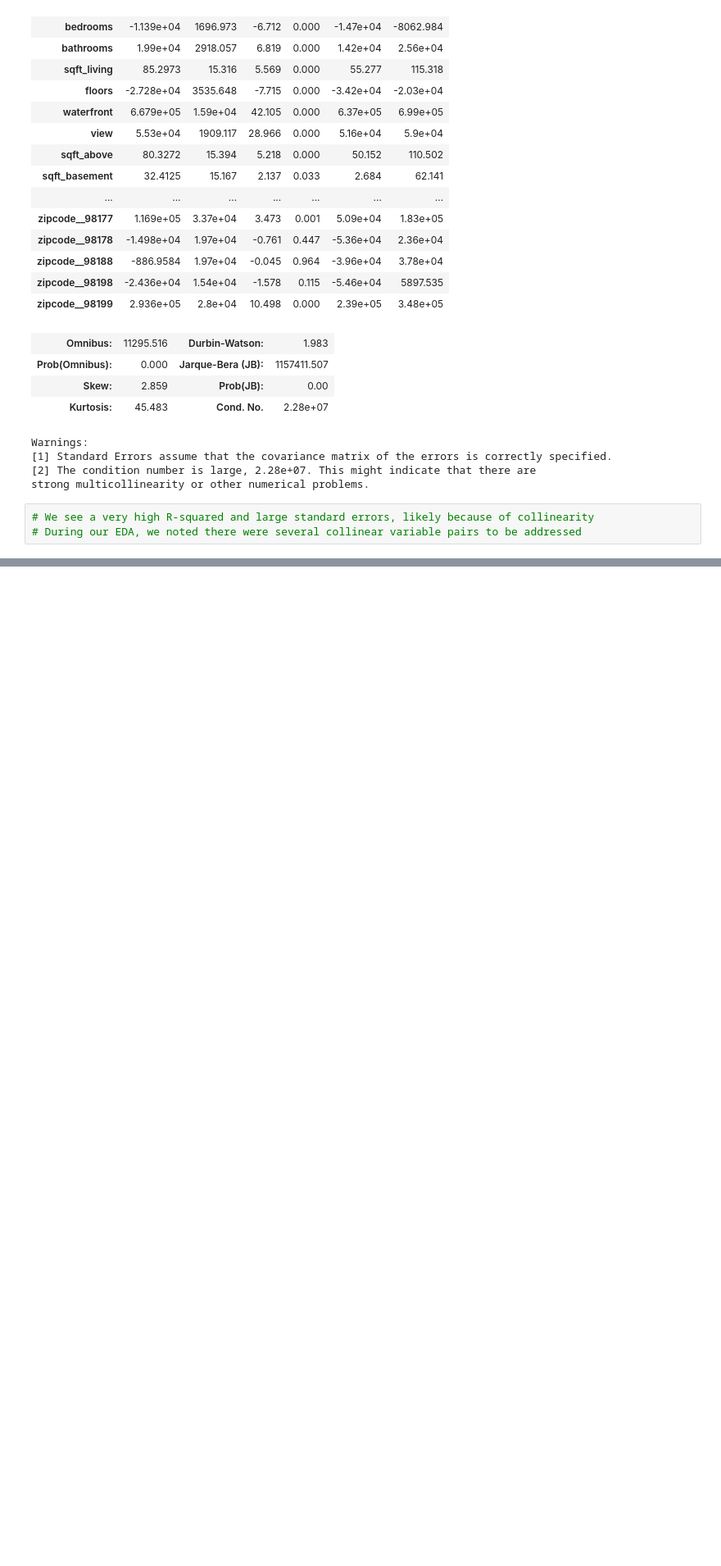
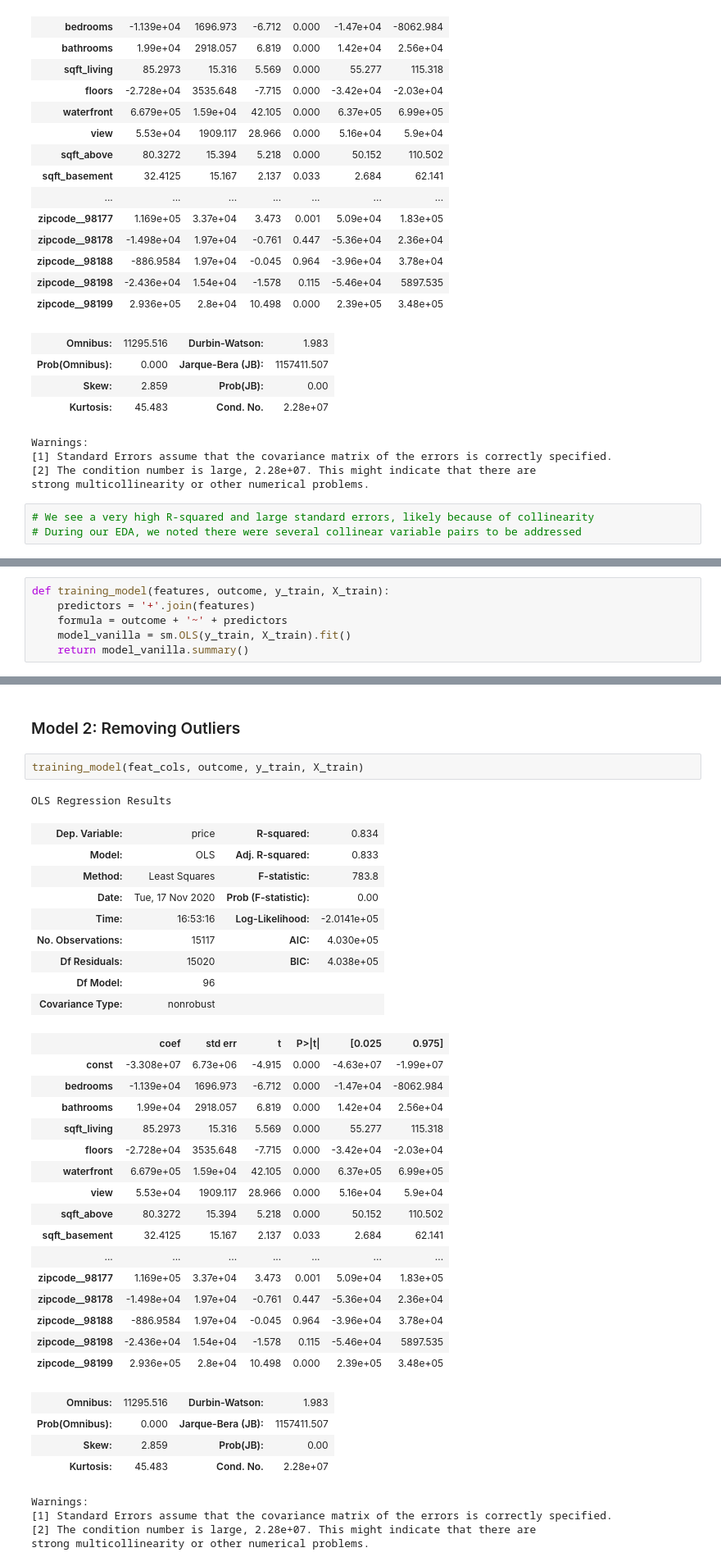
Before and after one commit to Stenke/King-County-Housing-Regression-Analysis, a Jupyter notebook: House(party)_Modeling.ipynb, the cells around one changed output, grey strips where cells are left out. Shown: that part at 82% size. Saved outputs shown, nothing was run; the diff lists cells and outputs as text; blank space fills up the shorter version.

```diff
--- a/House(party)_Modeling.ipynb
+++ b/House(party)_Modeling.ipynb
@@ -233,0 +241,6 @@ strong multicollinearity or other numerical problems.
+# %%
+def training_model(features, outcome, y_train, X_train):
+    predictors = '+'.join(features)
+    formula = outcome + '~' + predictors
+    model_vanilla = sm.OLS(y_train, X_train).fit()
+    return model_vanilla.summary()
@@ -233,0 +281,39 @@ strong multicollinearity or other numerical problems.
+# %% [markdown]
+### Model 2: Removing Outliers
+# %%
+training_model(feat_cols, outcome, y_train, X_train)
+# %% [output]
+OLS Regression Results
+| Dep. Variable: | price | R-squared: | 0.834 |
+| Model: | OLS | Adj. R-squared: | 0.833 |
+| Method: | Least Squares | F-statistic: | 783.8 |
+| Date: | Tue, 17 Nov 2020 | Prob (F-statistic): | 0.00 |
+| Time: | 16:53:16 | Log-Likelihood: | -2.0141e+05 |
+| No. Observations: | 15117 | AIC: | 4.030e+05 |
+| Df Residuals: | 15020 | BIC: | 4.038e+05 |
+| Df Model: | 96 |  |  |
+| Covariance Type: | nonrobust |  |  |
+|  | coef | std err | t | P>|t| | [0.025 | 0.975] |
+| const | -3.308e+07 | 6.73e+06 | -4.915 | 0.000 | -4.63e+07 | -1.99e+07 |
+| bedrooms | -1.139e+04 | 1696.973 | -6.712 | 0.000 | -1.47e+04 | -8062.984 |
+| bathrooms | 1.99e+04 | 2918.057 | 6.819 | 0.000 | 1.42e+04 | 2.56e+04 |
+| sqft_living | 85.2973 | 15.316 | 5.569 | 0.000 | 55.277 | 115.318 |
+| floors | -2.728e+04 | 3535.648 | -7.715 | 0.000 | -3.42e+04 | -2.03e+04 |
+| waterfront | 6.679e+05 | 1.59e+04 | 42.105 | 0.000 | 6.37e+05 | 6.99e+05 |
+| view | 5.53e+04 | 1909.117 | 28.966 | 0.000 | 5.16e+04 | 5.9e+04 |
+| sqft_above | 80.3272 | 15.394 | 5.218 | 0.000 | 50.152 | 110.502 |
+| sqft_basement | 32.4125 | 15.167 | 2.137 | 0.033 | 2.684 | 62.141 |
+| ... | ... | ... | ... | ... | ... | ... |
+| zipcode__98177 | 1.169e+05 | 3.37e+04 | 3.473 | 0.001 | 5.09e+04 | 1.83e+05 |
+| zipcode__98178 | -1.498e+04 | 1.97e+04 | -0.761 | 0.447 | -5.36e+04 | 2.36e+04 |
+| zipcode__98188 | -886.9584 | 1.97e+04 | -0.045 | 0.964 | -3.96e+04 | 3.78e+04 |
+| zipcode__98198 | -2.436e+04 | 1.54e+04 | -1.578 | 0.115 | -5.46e+04 | 5897.535 |
+| zipcode__98199 | 2.936e+05 | 2.8e+04 | 10.498 | 0.000 | 2.39e+05 | 3.48e+05 |
+| Omnibus: | 11295.516 | Durbin-Watson: | 1.983 |
+| Prob(Omnibus): | 0.000 | Jarque-Bera (JB): | 1157411.507 |
+| Skew: | 2.859 | Prob(JB): | 0.00 |
+| Kurtosis: | 45.483 | Cond. No. | 2.28e+07 |
+Warnings:
+[1] Standard Errors assume that the covariance matrix of the errors is correctly specified.
+[2] The condition number is large, 2.28e+07. This might indicate that there are
+strong multicollinearity or other numerical problems.
```
Also changed, not shown: parts of 9 cells of this notebook.
